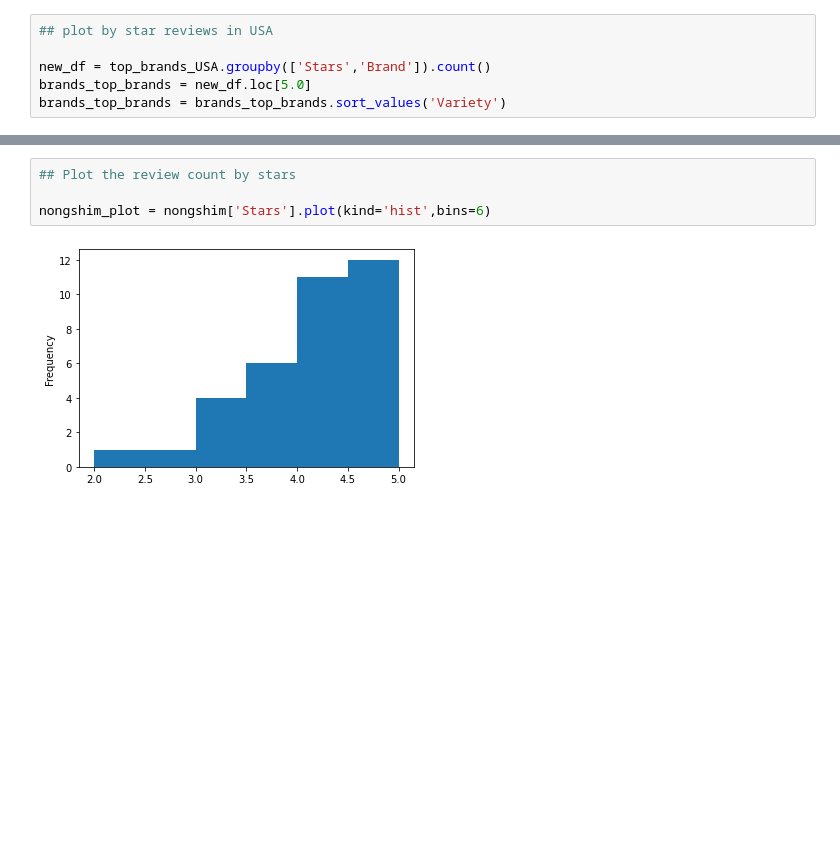
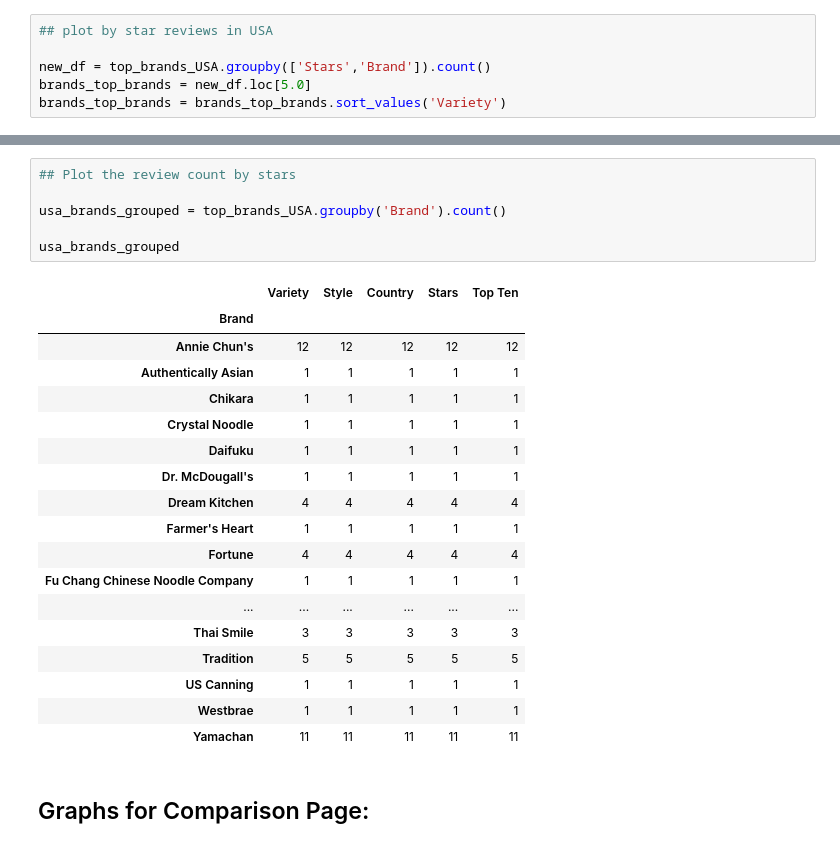
Before and after one commit to garrettg615/web-design-challenge, a Jupyter notebook: ramen_analysis.ipynb, the cells around one changed output, grey strips where cells are left out. Drawn from its saved outputs; the diff is of its cells as text; blank space fills up the shorter version.

```diff
--- a/ramen_analysis.ipynb
+++ b/ramen_analysis.ipynb
@@ -225,6 +218,27 @@ nongshim
 # %%
 ## Plot the review count by stars
 
-nongshim_plot = nongshim['Stars'].plot(kind='hist',bins=6)
+usa_brands_grouped = top_brands_USA.groupby('Brand').count()
+
+usa_brands_grouped
 # %% [output]
-[figure, removed]
+|  | Variety | Style | Country | Stars | Top Ten |
+| Brand |  |  |  |  |  |
+| Annie Chun's | 12 | 12 | 12 | 12 | 12 |
+| Authentically Asian | 1 | 1 | 1 | 1 | 1 |
+| Chikara | 1 | 1 | 1 | 1 | 1 |
+| Crystal Noodle | 1 | 1 | 1 | 1 | 1 |
+| Daifuku | 1 | 1 | 1 | 1 | 1 |
+| Dr. McDougall's | 1 | 1 | 1 | 1 | 1 |
+| Dream Kitchen | 4 | 4 | 4 | 4 | 4 |
+| Farmer's Heart | 1 | 1 | 1 | 1 | 1 |
+| Fortune | 4 | 4 | 4 | 4 | 4 |
+| Fu Chang Chinese Noodle Company | 1 | 1 | 1 | 1 | 1 |
+| ... | ... | ... | ... | ... | ... |
+| Thai Smile | 3 | 3 | 3 | 3 | 3 |
+| Tradition | 5 | 5 | 5 | 5 | 5 |
+| US Canning | 1 | 1 | 1 | 1 | 1 |
+| Westbrae | 1 | 1 | 1 | 1 | 1 |
+| Yamachan | 11 | 11 | 11 | 11 | 11 |
+# %% [markdown]
+## Graphs for Comparison Page:
```
Also changed, not shown: parts of 19 cells of this notebook, 17 other files.
